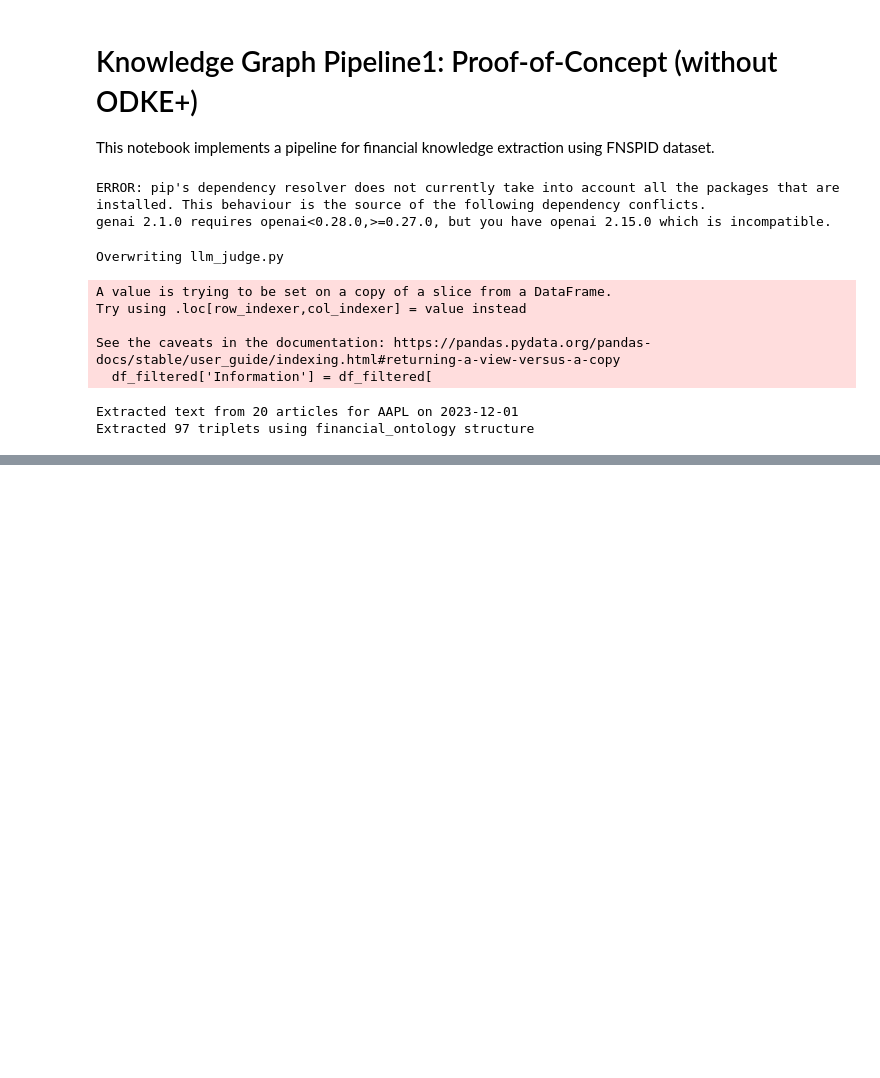
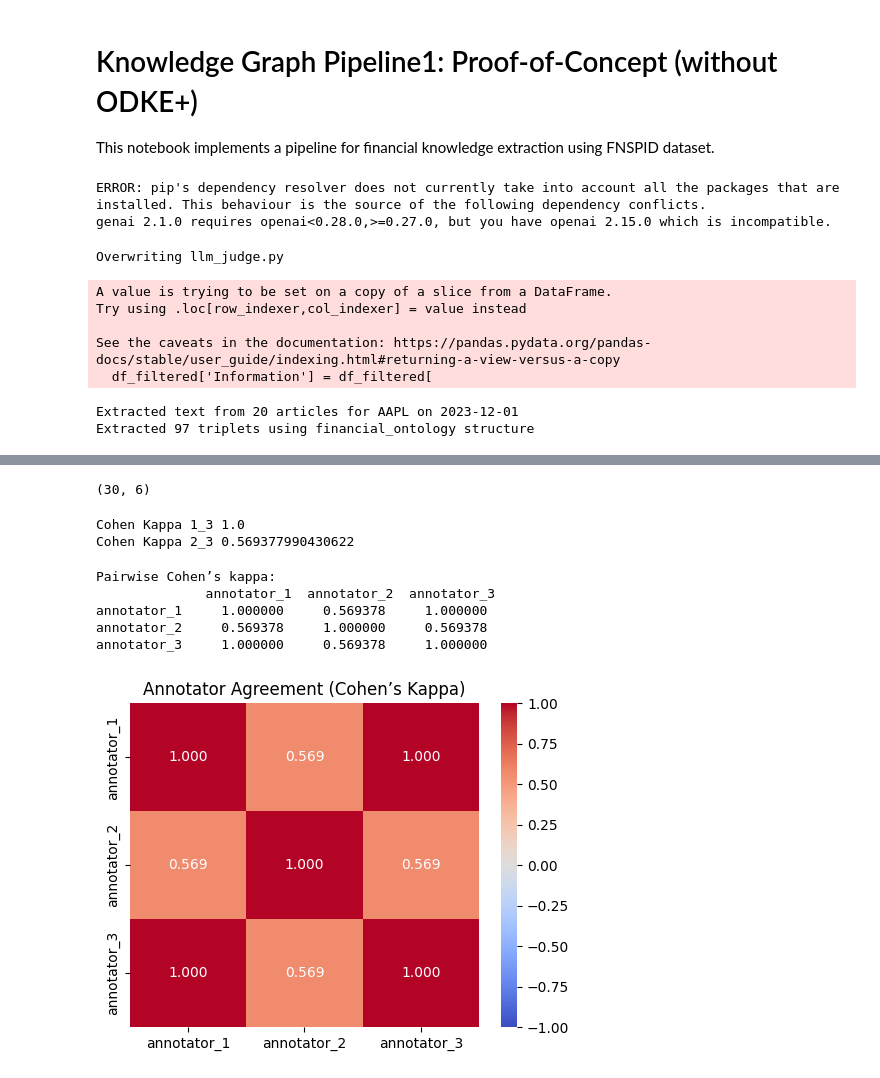
Before and after one commit to minhdq-98/IDM-2025, a Jupyter notebook: pipeline1_dang_edit.ipynb, the cells around one changed output, grey strips where cells are left out. Drawn from its saved outputs; the diff is of its cells as text; code cells hidden in the pictures; blank space fills up the shorter version.

```diff
--- a/pipeline1_dang_edit.ipynb
+++ b/pipeline1_dang_edit.ipynb
@@ -933,0 +1644,61 @@ reasoning
+# %%
+annotator_judge_3.shape
+# %% [output]
+(30, 6)
+# %%
+anon_result_3 = annotator_judge_3["human_correct"].values
+
+kappa_1_3 = cohen_kappa_score(anon_result_1,anon_result_3)
+kappa_2_3 = cohen_kappa_score(anon_result_2,anon_result_3)
+print(f"Cohen Kappa 1_3 {kappa_1_3}")
+print(f"Cohen Kappa 2_3 {kappa_2_3}")
+# %% [output]
+Cohen Kappa 1_3 1.0
+Cohen Kappa 2_3 0.569377990430622
+# %%
+import numpy as np
+import pandas as pd
+import seaborn as sns
+import matplotlib.pyplot as plt
+from sklearn.metrics import cohen_kappa_score
+
+# Load annotators (latin-1 to avoid decode issues)
+annotator_judge_1 = pd.read_csv("results/human/30_samples_annotator_1.csv", encoding="latin-1")
+annotator_judge_2 = pd.read_csv("results/human/30_samples_annotator_2.csv", encoding="latin-1")
+annotator_judge_3 = pd.read_csv("results/human/30_samples_annotator_3.csv", encoding="latin-1")
+
+# Keep only the label column and align by index
+df_annotators = pd.DataFrame({
+    "annotator_1": annotator_judge_1["human_correct"],
+    "annotator_2": annotator_judge_2["human_correct"],
+    "annotator_3": annotator_judge_3["human_correct"],
+})
+
+# Remove empty/NaN rows
+df_annotators = df_annotators.replace("", np.nan).dropna()
+
+# Ensure numeric (0/1)
+df_annotators = df_annotators.astype(int)
+
+# Compute kappa matrix
+kappa_matrix = pd.DataFrame(index=df_annotators.columns, columns=df_annotators.columns, dtype=float)
+for a in kappa_matrix.index:
+    for b in kappa_matrix.columns:
+        kappa_matrix.loc[a, b] = 1.0 if a == b else cohen_kappa_score(df_annotators[a], df_annotators[b])
+
+print("Pairwise Cohen’s kappa:\n", kappa_matrix)
+
+# Plot heatmap
+plt.figure(figsize=(5, 4))
+sns.heatmap(kappa_matrix.astype(float), annot=True, fmt=".3f", vmin=-1, vmax=1, cmap="coolwarm")
+plt.title("Annotator Agreement (Cohen’s Kappa)")
+plt.tight_layout()
+plt.savefig("AnnotationAgreement.png")
+plt.show()
+# %% [output]
+Pairwise Cohen’s kappa:
+              annotator_1  annotator_2  annotator_3
+annotator_1     1.000000     0.569378     1.000000
+annotator_2     0.569378     1.000000     0.569378
+annotator_3     1.000000     0.569378     1.000000
+[figure, added]
```
Also changed, not shown: parts of 26 cells of this notebook, 29 other files.
